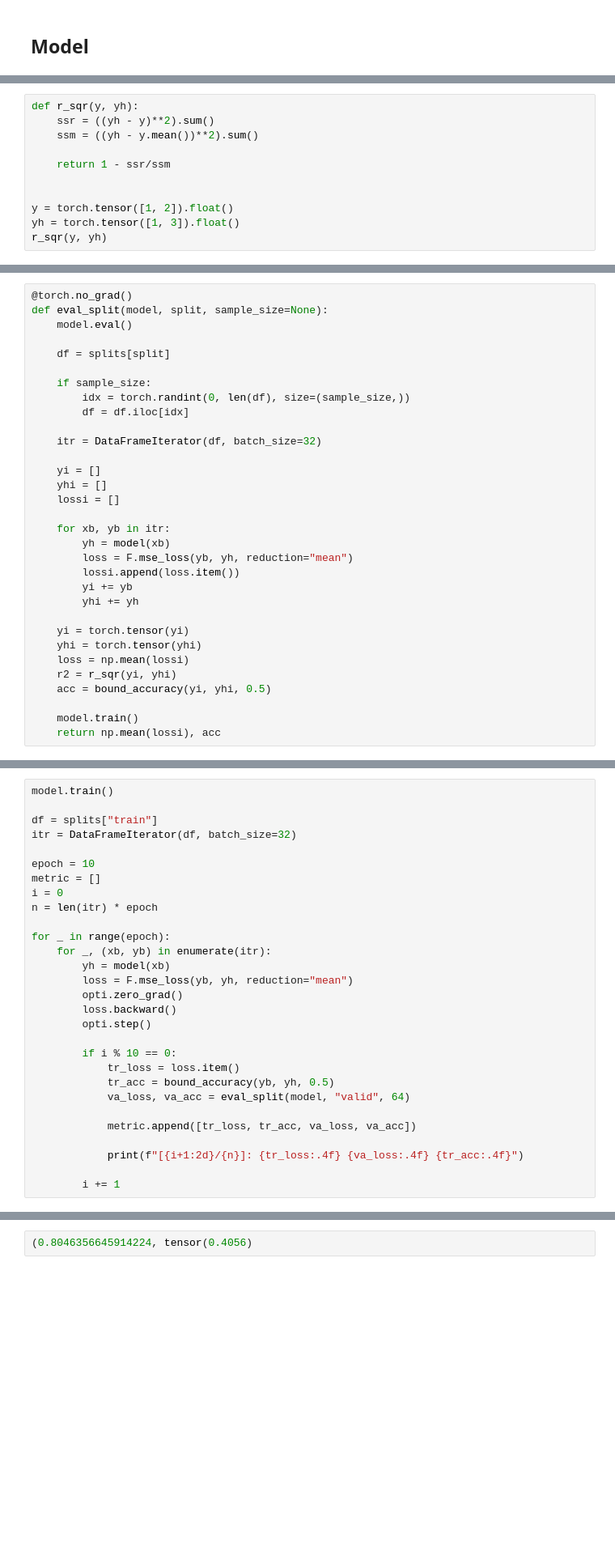
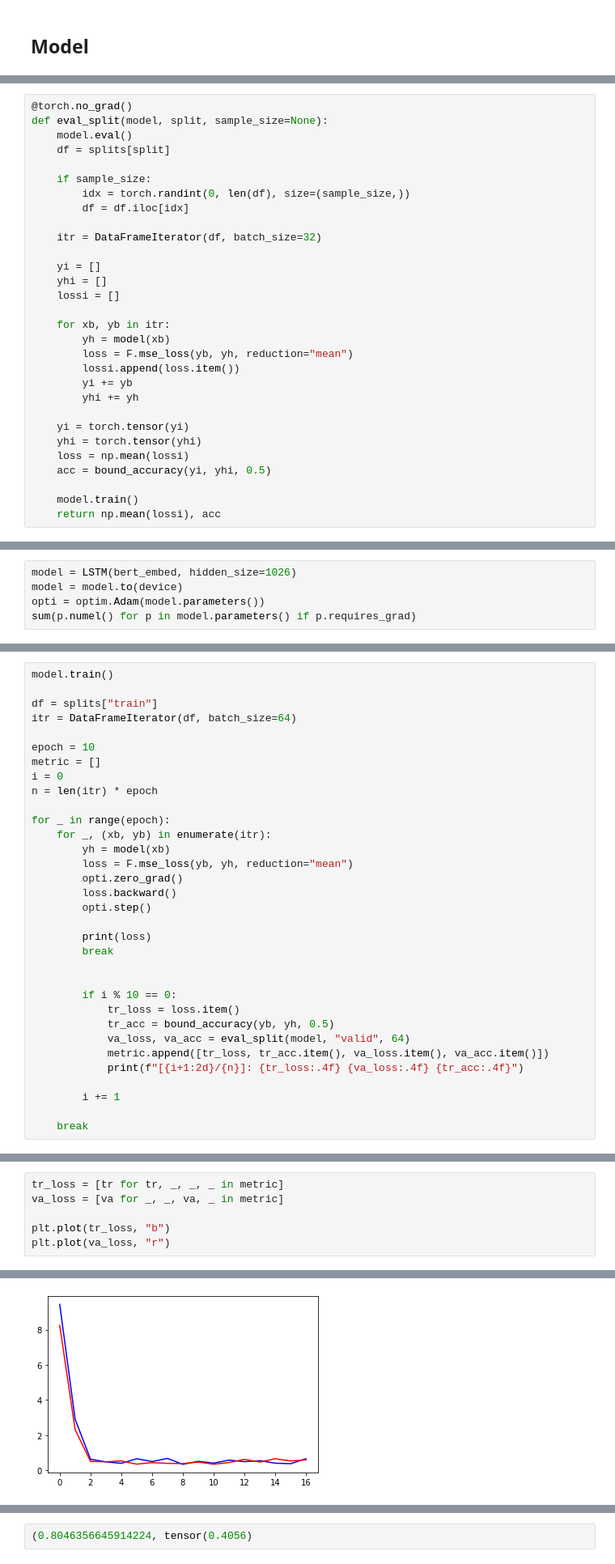
Before and after one commit to stkao05/eng-eval, a Jupyter notebook: model.ipynb, the cells around one changed output, grey strips where cells are left out. Shown: that part at 81% size. Drawn from its saved outputs; the diff is of its cells as text; blank space fills up the shorter version.

```diff
--- a/model.ipynb
+++ b/model.ipynb
@@ -323,11 +261,0 @@ tensor(0.5000)
-# %%
-def r_sqr(y, yh):
-    ssr = ((yh - y)**2).sum()
-    ssm = ((yh - y.mean())**2).sum()
-
-    return 1 - ssr/ssm
-
-
-y = torch.tensor([1, 2]).float()
-yh = torch.tensor([1, 3]).float()
-r_sqr(y, yh)
@@ -337,7 +263,6 @@ tensor(0.6000)
 @torch.no_grad()
 def eval_split(model, split, sample_size=None):
     model.eval()
-
     df = splits[split]
 
     if sample_size:
@@ -360,7 +285,6 @@ def eval_split(model, split, sample_size=None):
     yi = torch.tensor(yi)
     yhi = torch.tensor(yhi)
     loss = np.mean(lossi)
-    r2 = r_sqr(yi, yhi)
     acc = bound_accuracy(yi, yhi, 0.5)
 
     model.train()
@@ -390,0 +306,5 @@ print(eval_split(baseline_model, "valid"))
+# %%
+model = LSTM(bert_embed, hidden_size=1026)
+model = model.to(device)
+opti = optim.Adam(model.parameters())
+sum(p.numel() for p in model.parameters() if p.requires_grad)
@@ -392,7 +318,7 @@ print(eval_split(baseline_model, "valid"))
 model.train()
 
 df = splits["train"]
-itr = DataFrameIterator(df, batch_size=32)
+itr = DataFrameIterator(df, batch_size=64)
 
 epoch = 10
 metric = []
@@ -407,14 +333,18 @@ for _ in range(epoch):
         loss.backward()
         opti.step()
 
+        print(loss)
+        break
+
+
         if i % 10 == 0:
             tr_loss = loss.item()
             tr_acc = bound_accuracy(yb, yh, 0.5)
             va_loss, va_acc = eval_split(model, "valid", 64)
-
-            metric.append([tr_loss, tr_acc, va_loss, va_acc])
-
+            metric.append([tr_loss, tr_acc.item(), va_loss.item(), va_acc.item()])
             print(f"[{i+1:2d}/{n}]: {tr_loss:.4f} {va_loss:.4f} {tr_acc:.4f}")
 
         i += 1
+
+    break
 # %% [output]
@@ -422,0 +352,7 @@ for _ in range(epoch):
+# %%
+tr_loss = [tr for tr, _, _, _ in metric]
+va_loss = [va for _, _, va, _ in metric]
+
+plt.plot(tr_loss, "b")
+plt.plot(va_loss, "r")
+# %% [output]
@@ -422,0 +360 @@ for _ in range(epoch):
+[figure, added]
```
Also changed, not shown: parts of 37 cells of this notebook.
